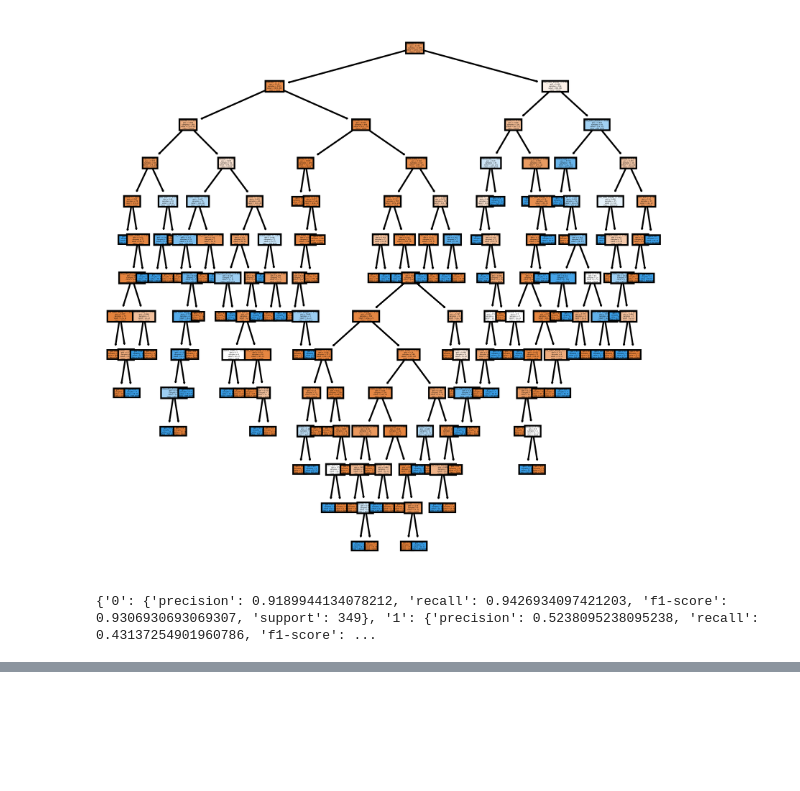
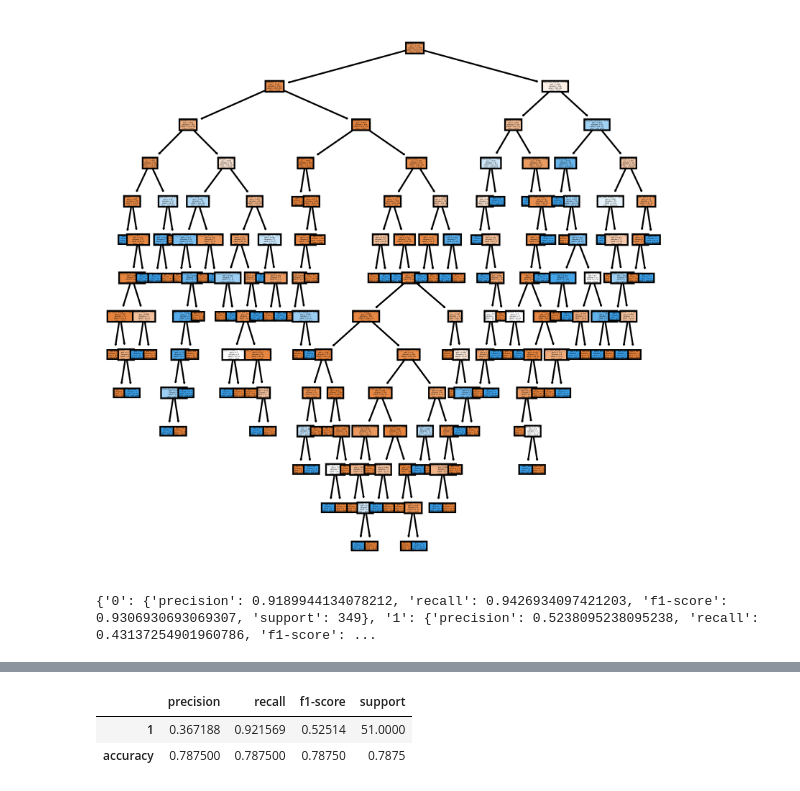
Before and after one commit to Qian8988/Final-Project-Team-7, a Jupyter notebook: all_models_red.ipynb, the cells around one changed output, grey strips where cells are left out. Cells and saved outputs as stored; diff of their text form; code cells hidden in the pictures; blank space fills up the shorter version.

```diff
--- a/all_models_red.ipynb
+++ b/all_models_red.ipynb
@@ -751,2 +751,18 @@ df_out10
+# %%
+df_out2 = df_out2[1:3]
+df_out3 = df_out3[1:3]
+df_out4 = df_out4[1:3]
+df_out5 = df_out5[1:3]
+df_out6 = df_out6[1:3]
+df_out7 = df_out7[1:3]
+df_out8 = df_out8[1:3]
+df_out9 = df_out9[1:3]
+df_out10= df_out10[1:3]
+# %%
+df_out7
+# %% [output]
+|  | precision | recall | f1-score | support |
+| 1 | 0.367188 | 0.921569 | 0.52514 | 51.0000 |
+| accuracy | 0.787500 | 0.787500 | 0.78750 | 0.7875 |
 # %%
 df_test.to_csv('df_test.csv', index = False)
```
Also changed, not shown: parts of 12 cells of this notebook.
